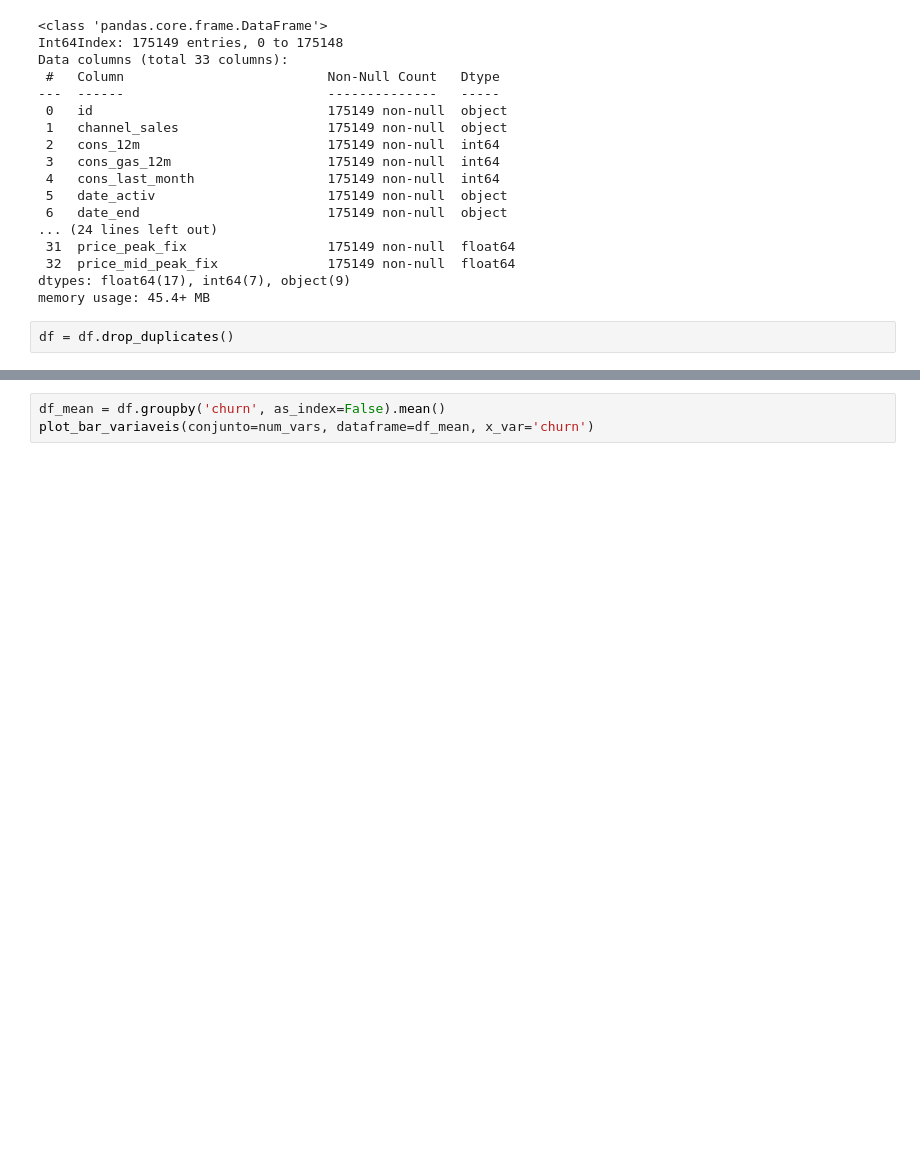
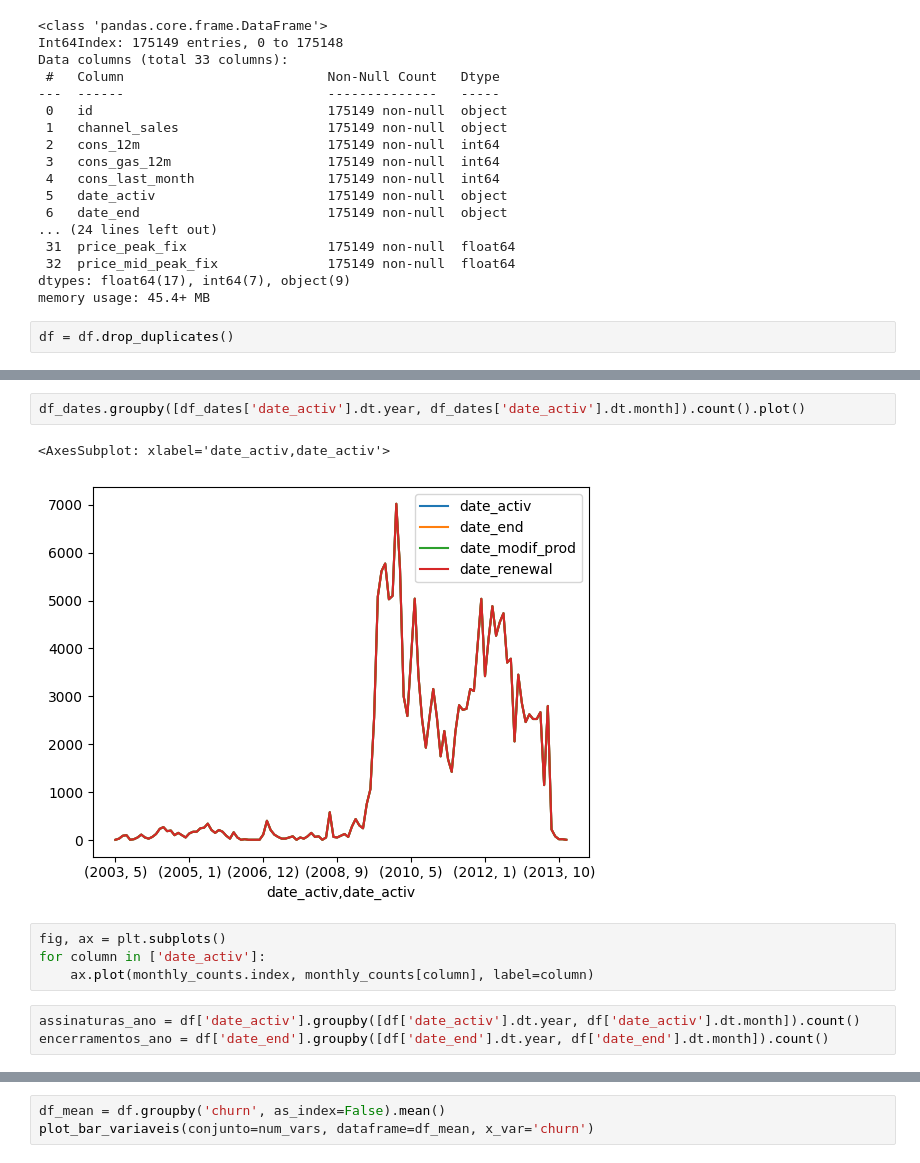
Before and after one commit to LissesCastro/BCG---Experience-Program, a Jupyter notebook: EDA.ipynb, the cells around one changed output, grey strips where cells are left out. Saved outputs shown, nothing was run; the diff lists cells and outputs as text; blank space fills up the shorter version.

```diff
--- a/EDA.ipynb
+++ b/EDA.ipynb
@@ -127,0 +127,12 @@ Index(['id', 'channel_sales', 'cons_12m', 'cons_gas_12m', 'cons_last_month',
+# %%
+df_dates.groupby([df_dates['date_activ'].dt.year, df_dates['date_activ'].dt.month]).count().plot()
+# %% [output]
+<AxesSubplot: xlabel='date_activ,date_activ'>
+[figure, added]
+# %%
+fig, ax = plt.subplots()
+for column in ['date_activ']:
+    ax.plot(monthly_counts.index, monthly_counts[column], label=column)
+# %%
+assinaturas_ano = df['date_activ'].groupby([df['date_activ'].dt.year, df['date_activ'].dt.month]).count()
+encerramentos_ano = df['date_end'].groupby([df['date_end'].dt.year, df['date_end'].dt.month]).count()
```
Also changed, not shown: parts of 18 cells of this notebook.
